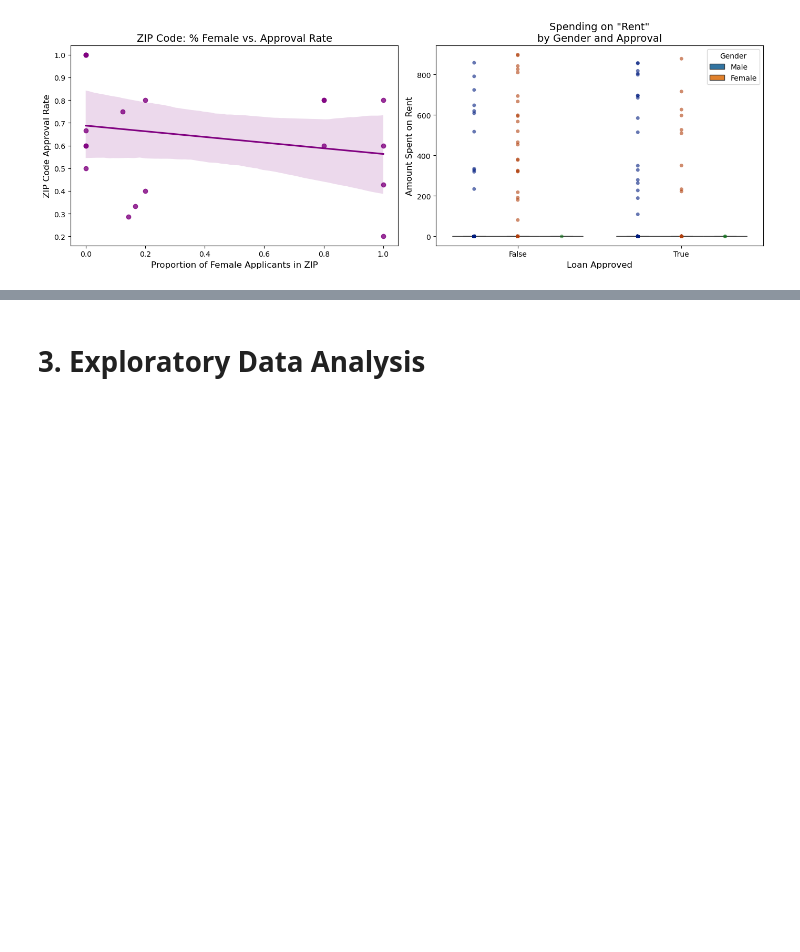
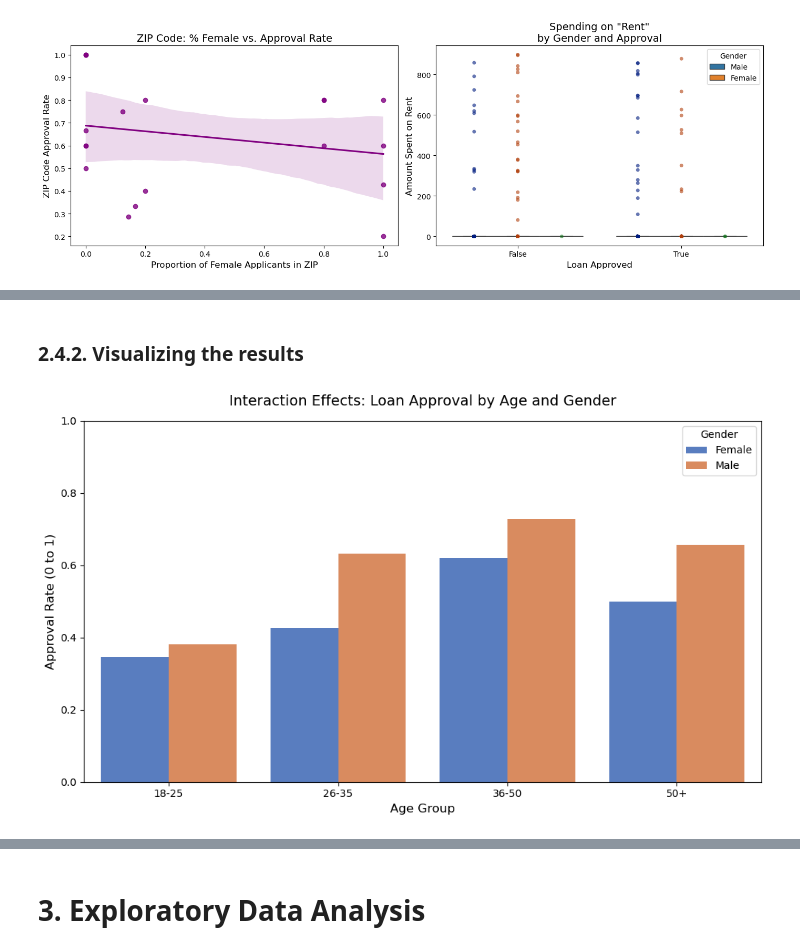
Before and after one commit to maxhaus31/dego-project-team7, a Jupyter notebook: 02_BiasAnalysis.ipynb, the cells around one changed output, grey strips where cells are left out. Drawn from its saved outputs; the diff is of its cells as text; code cells hidden in the pictures; blank space fills up the shorter version.

```diff
--- a/02_BiasAnalysis.ipynb
+++ b/02_BiasAnalysis.ipynb
@@ -395,0 +407,15 @@ plt.show()
+# %%
+filtered_df = merged_df[merged_df['applicant_info_gender'].isin(['Male', 'Female'])]
+
+interaction_approval = filtered_df.groupby(['age_group', 'applicant_info_gender'])['decision_loan_approved'].agg(
+    applicant_count='count',
+    approval_rate='mean'
+).reset_index()
+
+#Identify the most penalized subgroup
+worst_group = interaction_approval.sort_values('approval_rate').iloc[0]
+
+print(interaction_approval.to_string(index=False))
+print("\n")
+print(f"Most Penalized Subgroup: {worst_group['age_group']} year old {worst_group['applicant_info_gender']}s "
+      f"with an approval rate of {worst_group['approval_rate']:.2f}")
@@ -395,0 +435,25 @@ plt.show()
+# %% [markdown]
+### 2.4.2. Visualizing the results
+# %%
+fig, ax = plt.subplots(figsize=(10, 6))
+
+sns.barplot(
+    x='age_group',
+    y='approval_rate',
+    hue='applicant_info_gender',
+    data=interaction_approval,
+    palette='muted',
+    ax=ax
+)
+
+ax.set_title('Interaction Effects: Loan Approval by Age and Gender', fontsize=14, pad=15)
+ax.set_ylabel('Approval Rate (0 to 1)', fontsize=12)
+ax.set_xlabel('Age Group', fontsize=12)
+ax.set_ylim(0, 1)
+
+ax.legend(title='Gender', loc='upper right')
+
+plt.tight_layout()
+plt.show()
+# %% [output]
+[figure, added]
```
Also changed, not shown: parts of 7 cells of this notebook.
